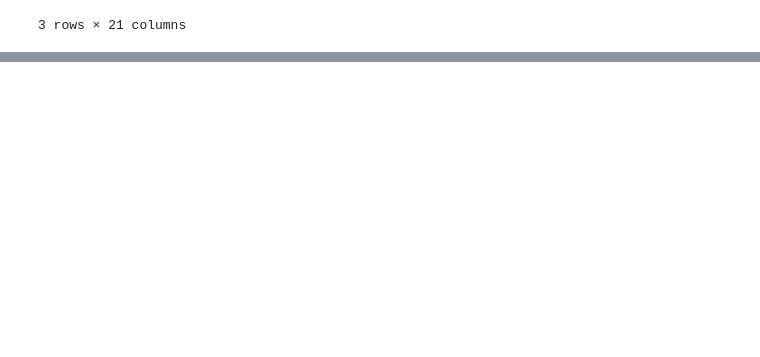
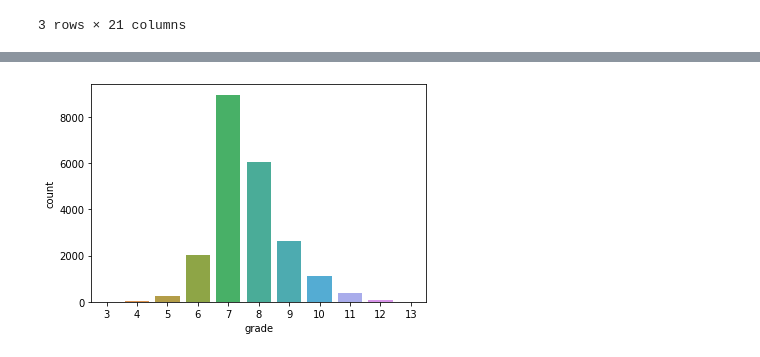
Before and after one commit to RS291/King_County_Housing_EDA_and_Modeling, a Jupyter notebook: student.ipynb, the cells around one changed output, grey strips where cells are left out. Cells and saved outputs as stored; diff of their text form; code cells hidden in the pictures; blank space fills up the shorter version.

```diff
--- a/student.ipynb
+++ b/student.ipynb
@@ -154,0 +565,5 @@ poss_error1
+# %%
+# also looks good. almost normal distribution.
+sns.countplot(data.grade);
+# %% [output]
+[figure, added]
```
Also changed, not shown: parts of 49 cells of this notebook.
